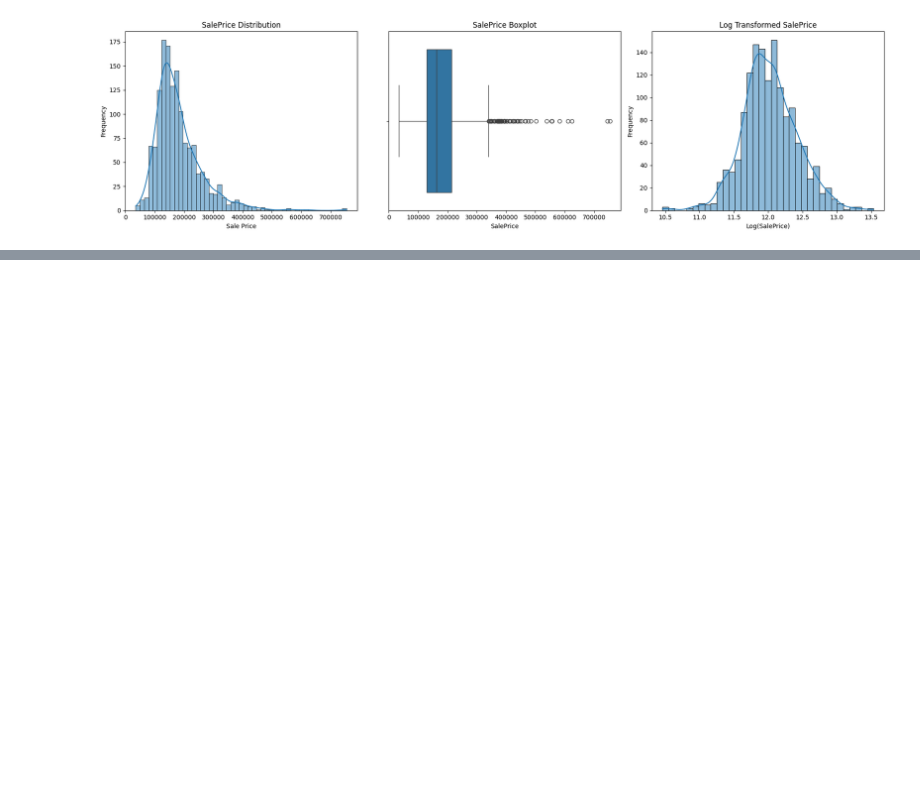
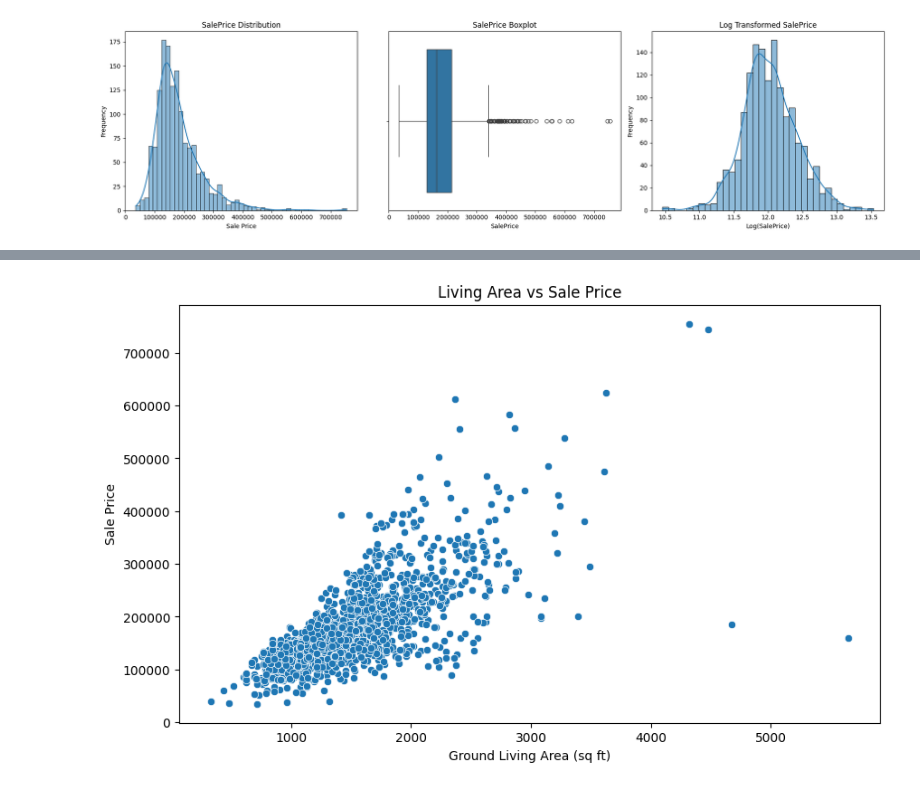
Before and after one commit to Shreyask28/House_Prices_Analysis, a Jupyter notebook: EDA_House_Prices.ipynb, the cells around one changed output, grey strips where cells are left out. Saved outputs shown, nothing was run; the diff lists cells and outputs as text; code cells hidden in the pictures; blank space fills up the shorter version.

```diff
--- a/EDA_House_Prices.ipynb
+++ b/EDA_House_Prices.ipynb
@@ -228,0 +342,90 @@ plt.show()
+# %%
+
+plt.figure(figsize=(10, 6))
+
+sns.scatterplot(
+    x='GrLivArea',
+    y='SalePrice',
+    data=df
+)
+
+plt.title('Living Area vs Sale Price')
+plt.xlabel('Ground Living Area (sq ft)')
+plt.ylabel('Sale Price')
+
+plt.show()
+
+plt.figure(figsize=(10, 6))
+
+sns.scatterplot(
+    x='GrLivArea',
+    y='SalePrice',
+    data=df,
+    color='blue',
+    alpha=0.5
+)
+
+unusual = df[
+    (df['GrLivArea'] > 4000) &
+    (df['SalePrice'] < 200000)
+]
+
+sns.scatterplot(
+    x='GrLivArea',
+    y='SalePrice',
+    data=unusual,
+    color='red',
+    label='Potential unusual houses'
+)
+
+plt.title('Living Area vs Sale Price - Unusual Houses')
+plt.xlabel('Ground Living Area (sq ft)')
+plt.ylabel('Sale Price')
+plt.legend()
+
+plt.show()
+
+plt.figure(figsize=(10, 6))
+
+sns.scatterplot(
+    x='TotalBsmtSF',
+    y='SalePrice',
+    data=df
+)
+
+plt.title('Basement Area vs Sale Price')
+plt.xlabel('Total Basement Area (sq ft)')
+plt.ylabel('Sale Price')
+
+plt.show()
+
+plt.figure(figsize=(10, 6))
+
+sns.scatterplot(
+    x='YearBuilt',
+    y='SalePrice',
+    data=df
+)
+
+plt.title('Year Built vs Sale Price')
+plt.xlabel('Year Built')
+plt.ylabel('Sale Price')
+
+plt.show()
+
+selected = [
+    'SalePrice',
+    'GrLivArea',
+    'TotalBsmtSF',
+    'GarageArea',
+    'YearBuilt'
+]
+
+sns.pairplot(
+    df[selected],
+    diag_kind='kde'
+)
+
+plt.show()
+# %% [output]
+[figure, added]
```
Also changed, not shown: parts of 5 cells of this notebook.
